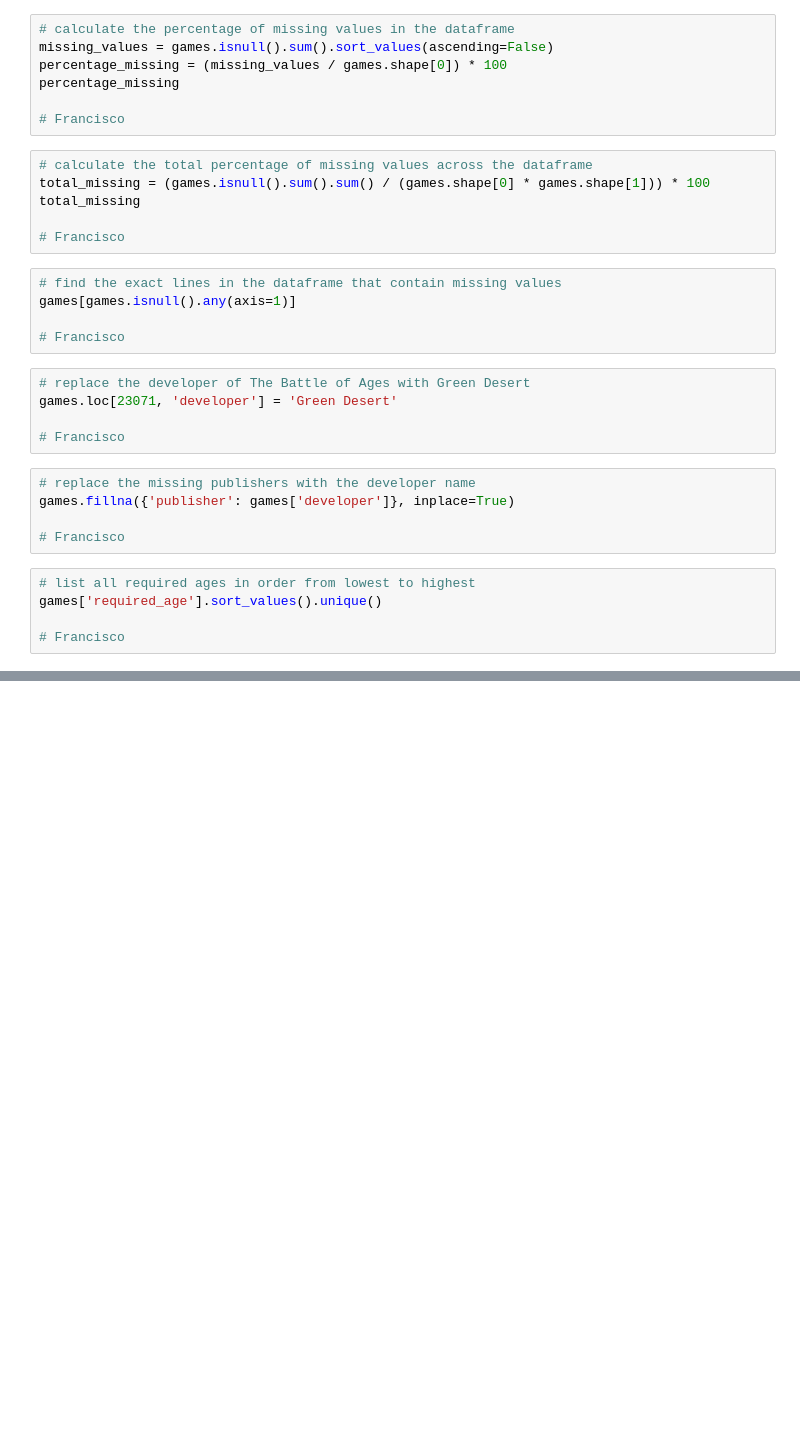
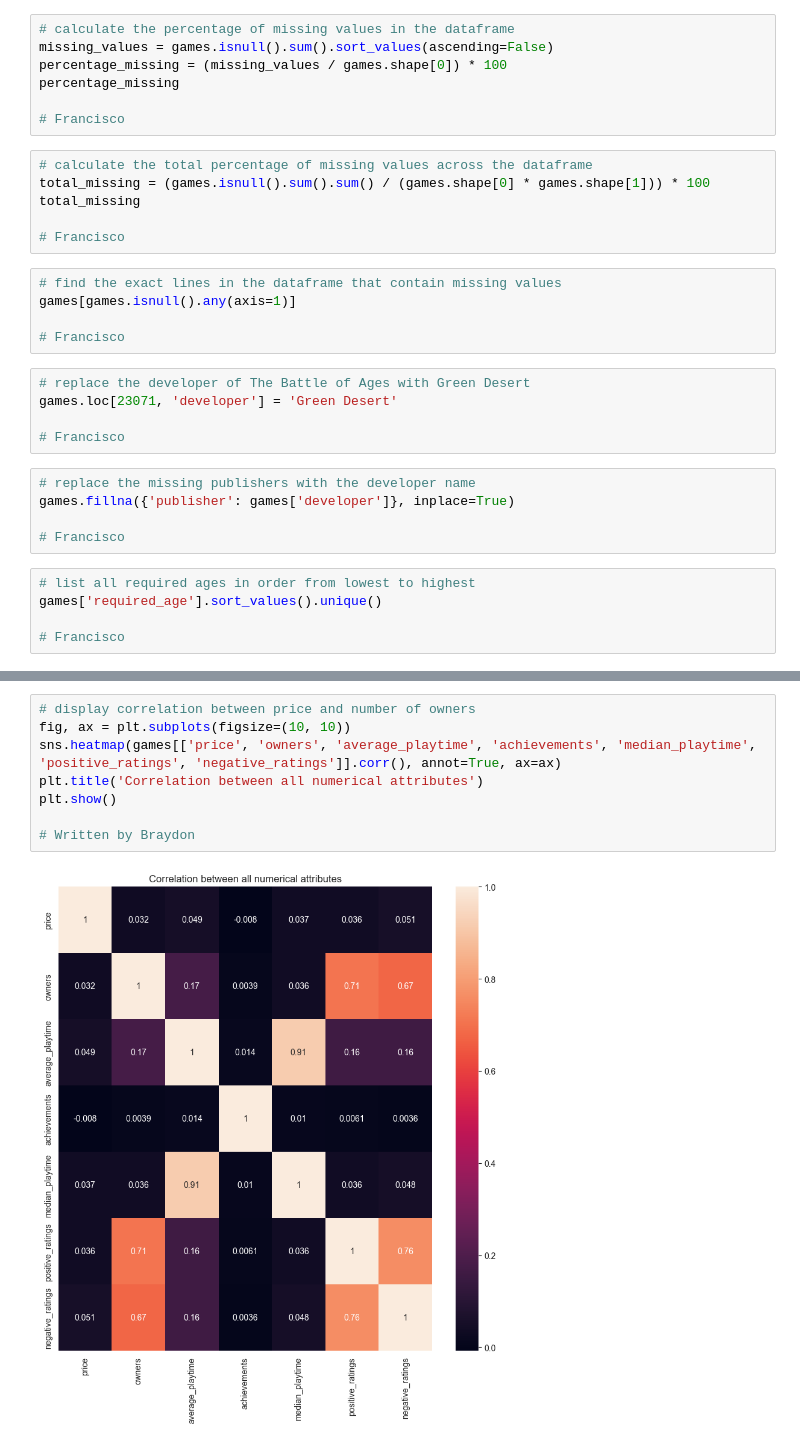
Before and after one commit to Bmknezev/ESOF-3675-Project, a Jupyter notebook: notebook.ipynb, the cells around one changed output, grey strips where cells are left out. Drawn from its saved outputs; the diff is of its cells as text; blank space fills up the shorter version.

```diff
--- a/notebook.ipynb
+++ b/notebook.ipynb
@@ -187,0 +305,10 @@ fig.show()
+# %%
+# display correlation between price and number of owners
+fig, ax = plt.subplots(figsize=(10, 10))
+sns.heatmap(games[['price', 'owners', 'average_playtime', 'achievements', 'median_playtime', 'positive_ratings', 'negative_ratings']].corr(), annot=True, ax=ax)
+plt.title('Correlation between all numerical attributes')
+plt.show()
+
+# Written by Braydon
+# %% [output]
+[figure, added]
```
Also changed, not shown: parts of 34 cells of this notebook, 1 other file.
